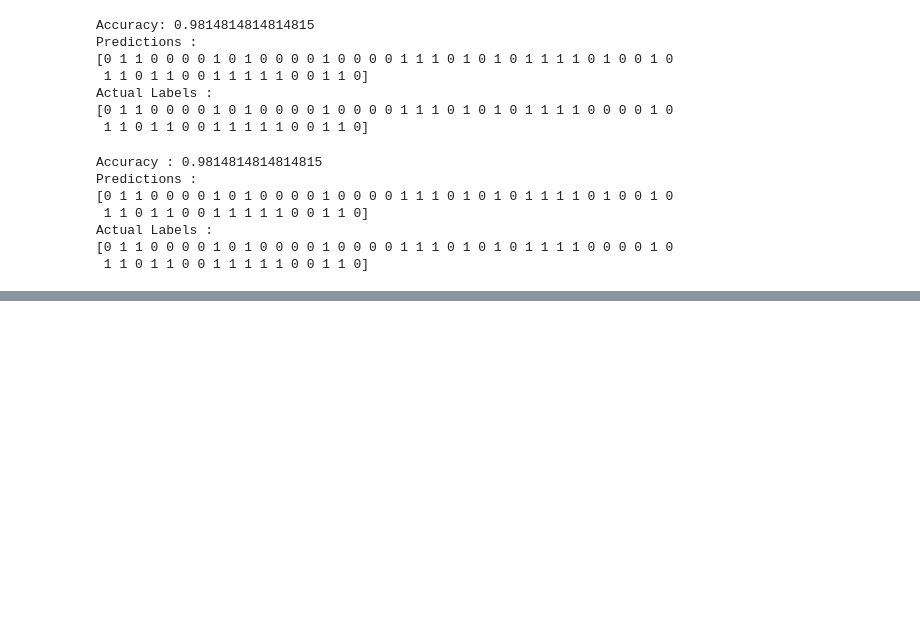
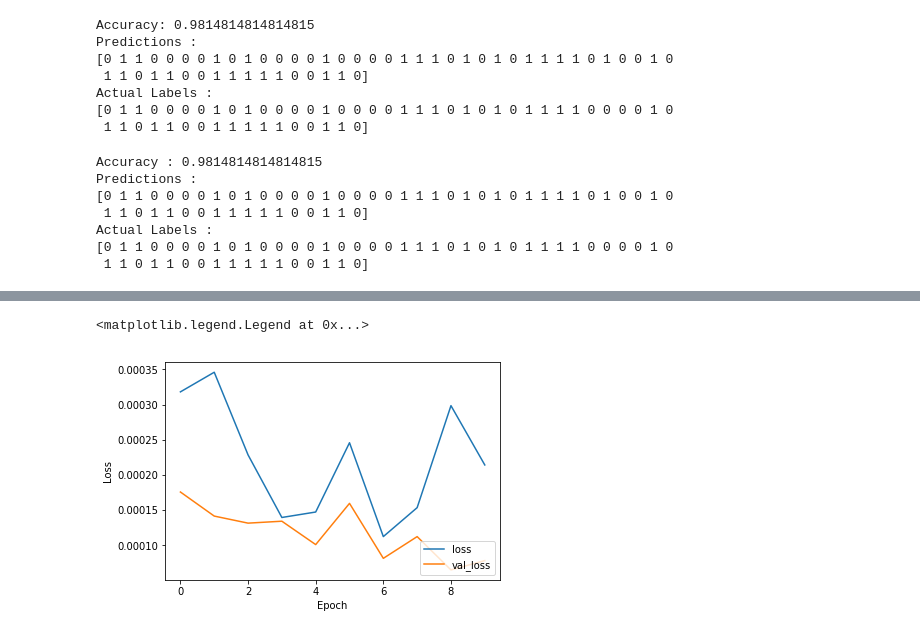
Before and after one commit to Shintaki/Covid19-Xray-Classification, a Jupyter notebook: Covid19_Xray_classification.ipynb, the cells around one changed output, grey strips where cells are left out. Drawn from its saved outputs; the diff is of its cells as text; code cells hidden in the pictures; blank space fills up the shorter version.

```diff
--- a/Covid19_Xray_classification.ipynb
+++ b/Covid19_Xray_classification.ipynb
@@ -376,9 +392,12 @@ plt.legend(loc='lower right')
 # %%
 plt.plot(history3.history['loss'], label='loss')
 plt.plot(history3.history['val_loss'], label = 'val_loss')
 plt.xlabel('Epoch')
-plt.ylabel('Accuracy')
+plt.ylabel('Loss')
 plt.legend(loc='lower right')
+# %% [output]
+<matplotlib.legend.Legend at 0x...>
+[figure, added]
 # %%
 test_loss, test_acc = model.evaluate(testX,  testY)
 # showing the predictions on the test images (14 positive images and 14 negative images)
```
Also changed, not shown: parts of 15 cells of this notebook, 1 other file.
